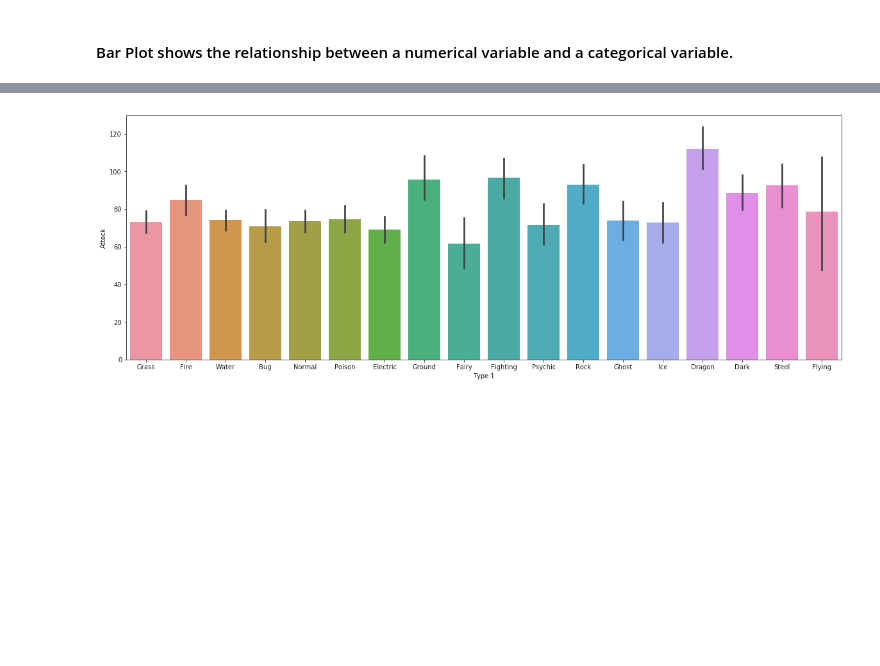
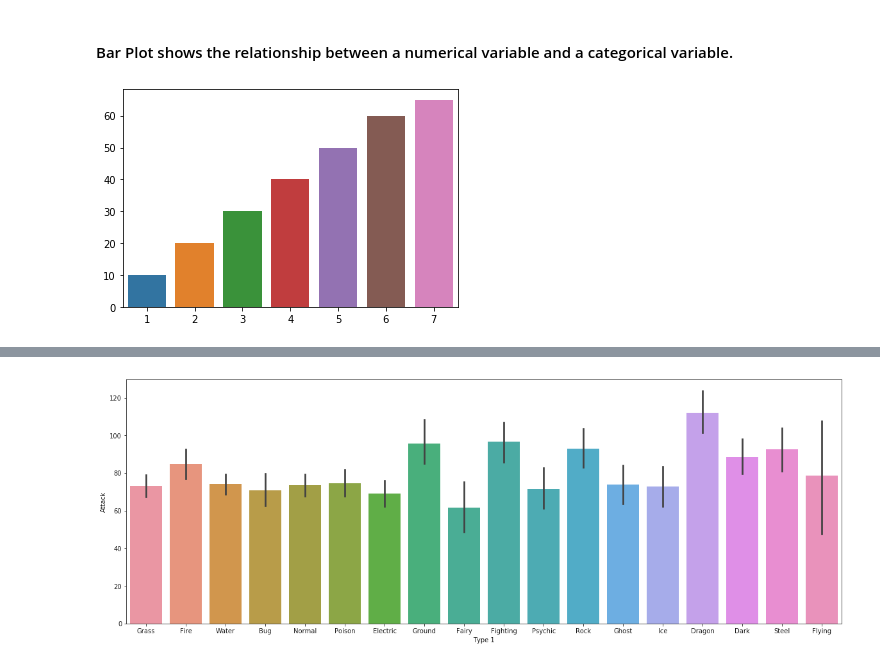
Before and after one commit to datasciencescoop/Data-Visualization, a Jupyter notebook: Seaborn/5. Bar plot.ipynb, the cells around one changed output, grey strips where cells are left out. Drawn from its saved outputs; the diff is of its cells as text; code cells hidden in the pictures; blank space fills up the shorter version.

```diff
--- a/Seaborn/5. Bar plot.ipynb
+++ b/Seaborn/5. Bar plot.ipynb
@@ -26,3 +26,10 @@ import matplotlib as mpl
 # Recover default matplotlib settings
 mpl.rcParams.update(mpl.rcParamsDefault)
 %matplotlib inline
+# %%
+x1 = [1,2,3,4,5,6,7]
+y1 = [10,20,30,40,50,60,65]
+sns.barplot(x=x1,y=y1)
+plt.show()
+# %% [output]
+[figure, added]
```
Also changed, not shown: parts of 2 cells of this notebook.
